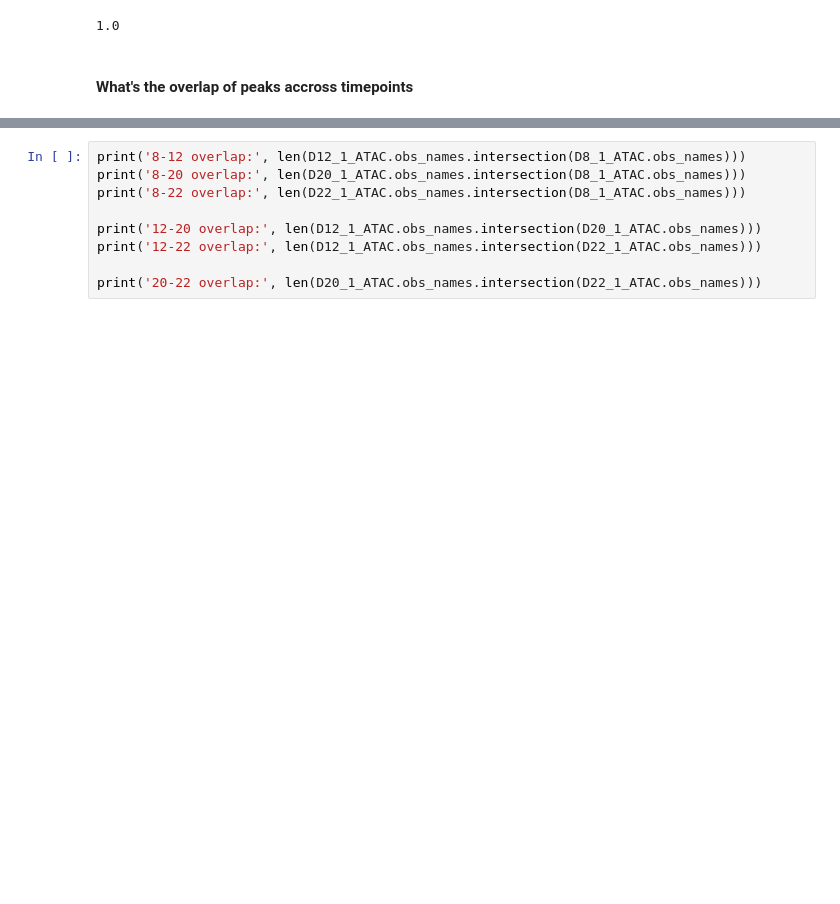
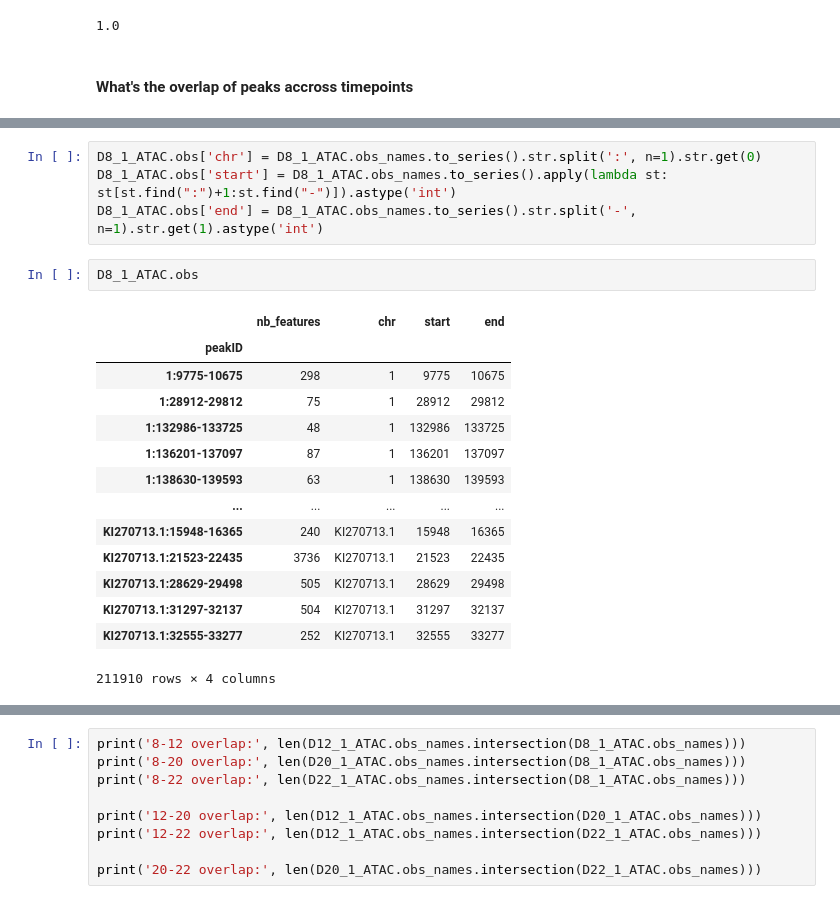
Before and after one commit to alexiaDorm/master-thesis, a Jupyter notebook: src/initial-exploration_ATAC.ipynb, the cells around one changed output, grey strips where cells are left out. Cells and saved outputs as stored; diff of their text form; blank space fills up the shorter version.

```diff
--- a/src/initial-exploration_ATAC.ipynb
+++ b/src/initial-exploration_ATAC.ipynb
@@ -225,0 +239,21 @@ epi.pp.filter_features(D22_1_ATAC, min_cells=1)
+# %%
+D8_1_ATAC.obs['chr'] = D8_1_ATAC.obs_names.to_series().str.split(':', n=1).str.get(0)
+D8_1_ATAC.obs['start'] = D8_1_ATAC.obs_names.to_series().apply(lambda st: st[st.find(":")+1:st.find("-")]).astype('int')
+D8_1_ATAC.obs['end'] = D8_1_ATAC.obs_names.to_series().str.split('-', n=1).str.get(1).astype('int')
+# %%
+D8_1_ATAC.obs
+# %% [output]
+|  | nb_features | chr | start | end |
+| peakID |  |  |  |  |
+| 1:9775-10675 | 298 | 1 | 9775 | 10675 |
+| 1:28912-29812 | 75 | 1 | 28912 | 29812 |
+| 1:132986-133725 | 48 | 1 | 132986 | 133725 |
+| 1:136201-137097 | 87 | 1 | 136201 | 137097 |
+| 1:138630-139593 | 63 | 1 | 138630 | 139593 |
+| ... | ... | ... | ... | ... |
+| KI270713.1:15948-16365 | 240 | KI270713.1 | 15948 | 16365 |
+| KI270713.1:21523-22435 | 3736 | KI270713.1 | 21523 | 22435 |
+| KI270713.1:28629-29498 | 505 | KI270713.1 | 28629 | 29498 |
+| KI270713.1:31297-32137 | 504 | KI270713.1 | 31297 | 32137 |
+| KI270713.1:32555-33277 | 252 | KI270713.1 | 32555 | 33277 |
+211910 rows × 4 columns
```
Also changed, not shown: parts of 2 cells of this notebook, 3 other files.
